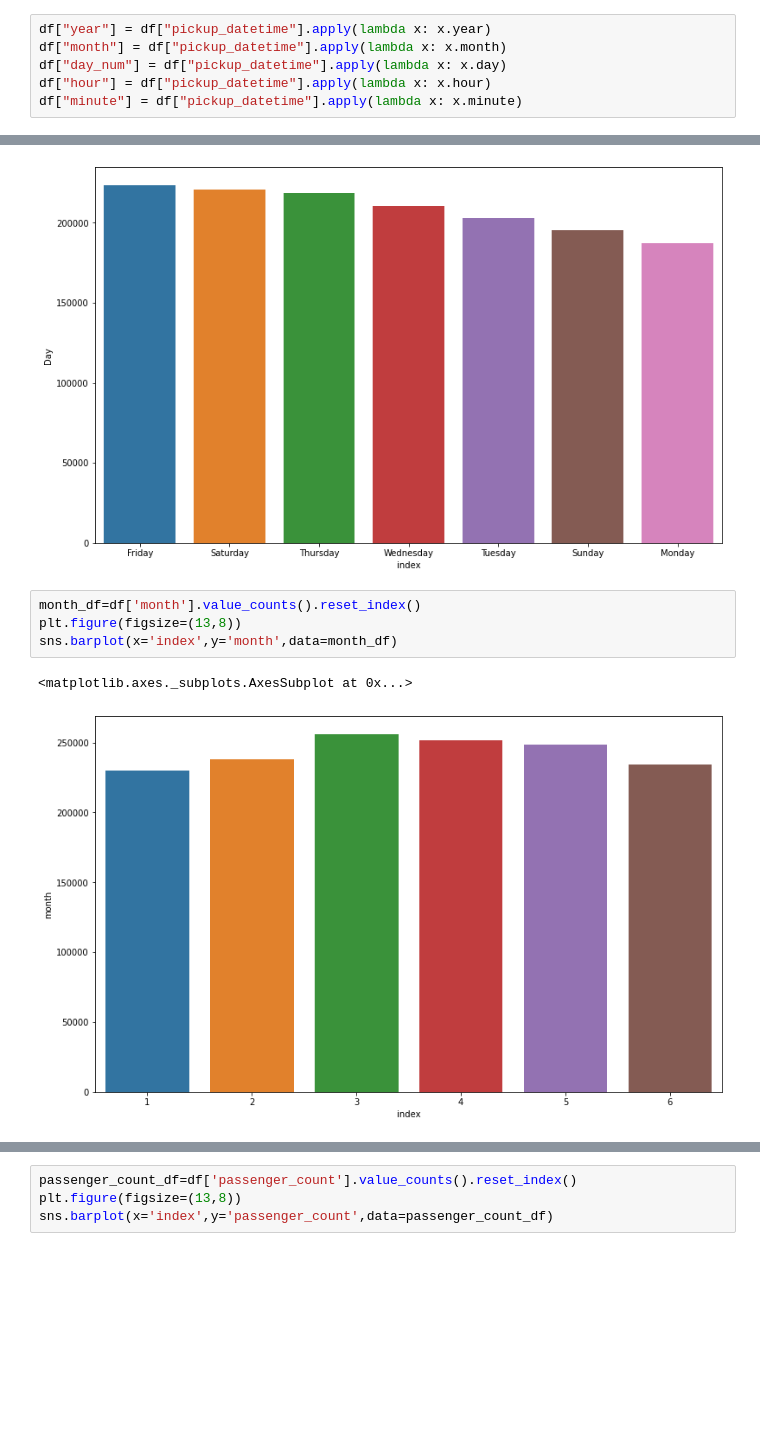
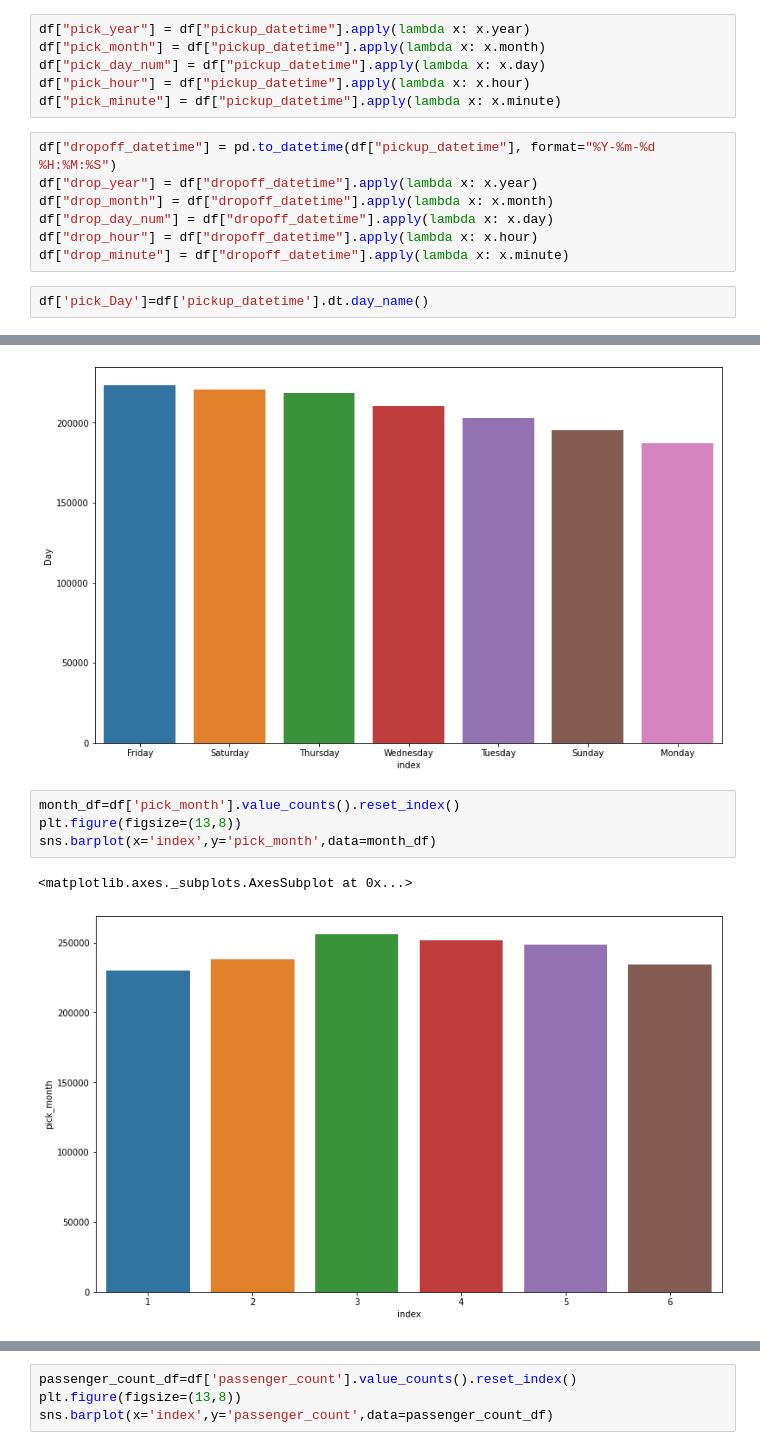
Before and after one commit to Ishakasar/Taxi-Trip-Prediction, a Jupyter notebook: Isha_Kasar_Team_3_Capstone_Project_2.ipynb, the cells around one changed output, grey strips where cells are left out. Cells and saved outputs as stored; diff of their text form; blank space fills up the shorter version.

```diff
--- a/Isha_Kasar_Team_3_Capstone_Project_2.ipynb
+++ b/Isha_Kasar_Team_3_Capstone_Project_2.ipynb
@@ -193,11 +193,20 @@ df["pickup_datetime"] = pd.to_datetime(df["pickup_datetime"], format="%Y-%m-%d %
 # %%
 df['Day']=df['pickup_datetime'].dt.day_name()
 # %%
-df["year"] = df["pickup_datetime"].apply(lambda x: x.year)
-df["month"] = df["pickup_datetime"].apply(lambda x: x.month)
-df["day_num"] = df["pickup_datetime"].apply(lambda x: x.day)
-df["hour"] = df["pickup_datetime"].apply(lambda x: x.hour)
-df["minute"] = df["pickup_datetime"].apply(lambda x: x.minute)
+df["pick_year"] = df["pickup_datetime"].apply(lambda x: x.year)
+df["pick_month"] = df["pickup_datetime"].apply(lambda x: x.month)
+df["pick_day_num"] = df["pickup_datetime"].apply(lambda x: x.day)
+df["pick_hour"] = df["pickup_datetime"].apply(lambda x: x.hour)
+df["pick_minute"] = df["pickup_datetime"].apply(lambda x: x.minute)
+# %%
+df["dropoff_datetime"] = pd.to_datetime(df["pickup_datetime"], format="%Y-%m-%d %H:%M:%S")
+df["drop_year"] = df["dropoff_datetime"].apply(lambda x: x.year)
+df["drop_month"] = df["dropoff_datetime"].apply(lambda x: x.month)
+df["drop_day_num"] = df["dropoff_datetime"].apply(lambda x: x.day)
+df["drop_hour"] = df["dropoff_datetime"].apply(lambda x: x.hour)
+df["drop_minute"] = df["dropoff_datetime"].apply(lambda x: x.minute)
+# %%
+df['pick_Day']=df['pickup_datetime'].dt.day_name()
 # %%
 df.head()
 # %% [output]
@@ -290,10 +279,10 @@ sns.barplot(x='index',y='Day',data=Day_df)
 <matplotlib.axes._subplots.AxesSubplot at 0x...>
 [figure]
 # %%
-month_df=df['month'].value_counts().reset_index()
+month_df=df['pick_month'].value_counts().reset_index()
 plt.figure(figsize=(13,8))
-sns.barplot(x='index',y='month',data=month_df)
+sns.barplot(x='index',y='pick_month',data=month_df)
 # %% [output]
 <matplotlib.axes._subplots.AxesSubplot at 0x...>
-[figure, old version]
+[figure, new version]
 # %%
```
Also changed, not shown: parts of 65 cells of this notebook.
